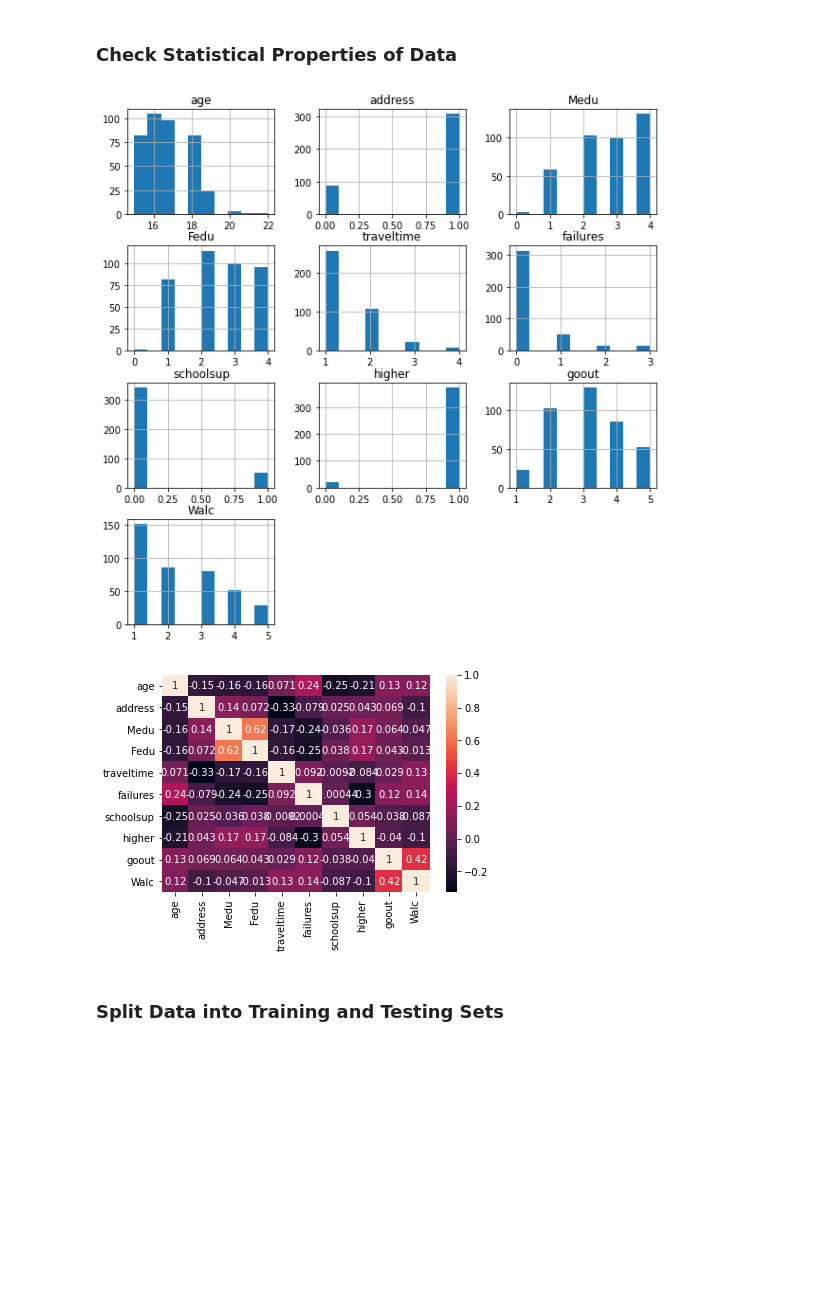
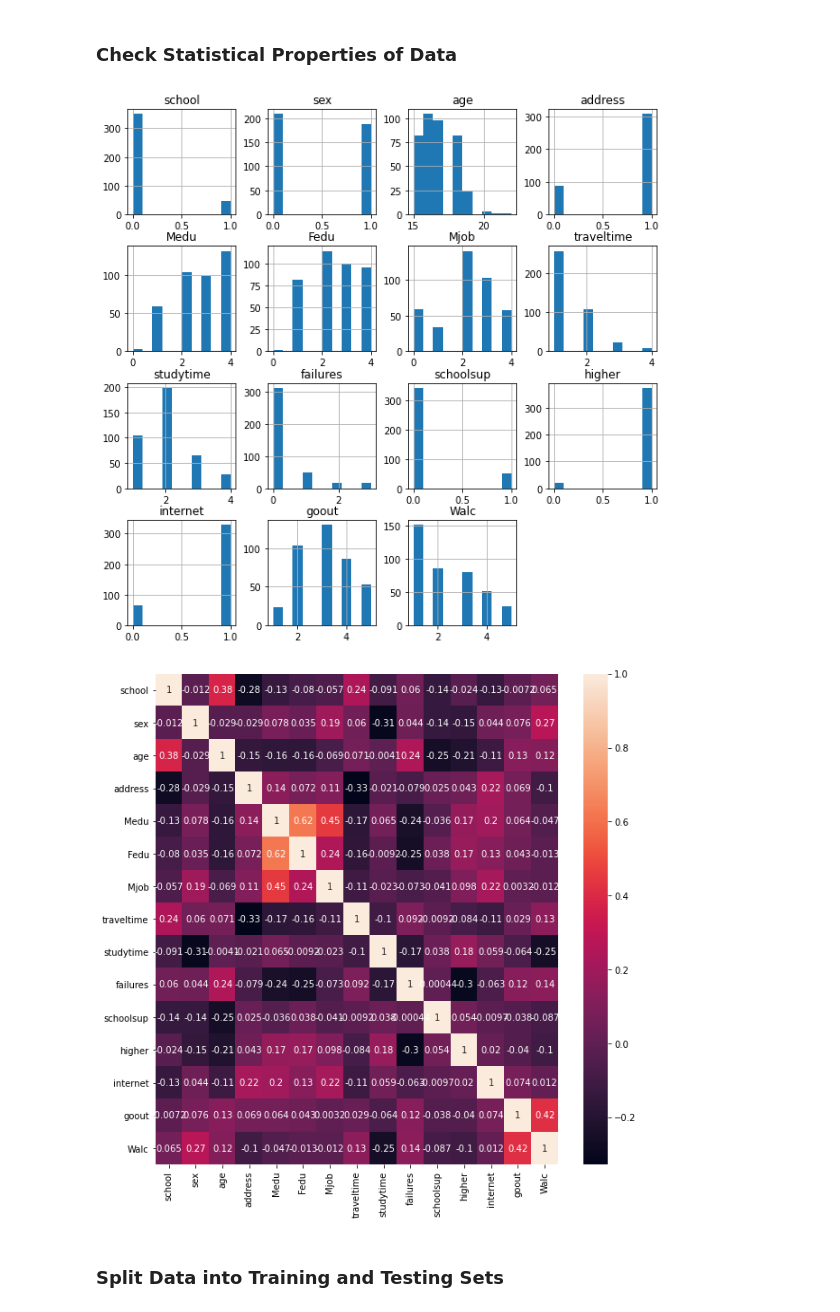
Before and after one commit to Amitparikh1/COMP-562-FinalProject, a Jupyter notebook: Final Project.ipynb, the cells around one changed output. Drawn from its saved outputs; the diff is of its cells as text; code cells hidden in the pictures; blank space fills up the shorter version.

```diff
--- a/Final Project.ipynb
+++ b/Final Project.ipynb
@@ -68,7 +73,7 @@ df.head()
 X = df.drop(columns=['Target'])
 y = df['Target']
 # %%
-select = SelectKBest(k=10)
+select = SelectKBest(k=15)
 X_new = select.fit_transform(X, y)
 filt = select.get_support()
 features = X.columns
@@ -90,13 +96,14 @@ X_selected_features = X[important_features]
 X_selected_features.hist(figsize=(10,10))
 plt.show()
 # %% [output]
-[figure, old version]
+[figure, new version]
 # %%
 # Plot correlation matrix
+fig, ax = plt.subplots(figsize=(10,10))
 sns.heatmap(X_selected_features.corr(), annot=True)
 plt.show()
 # %% [output]
-[figure, old version]
+[figure, new version]
 # %% [markdown]
 ### Split Data into Training and Testing Sets
 # %%
```
Also changed, not shown: parts of 17 cells of this notebook.
